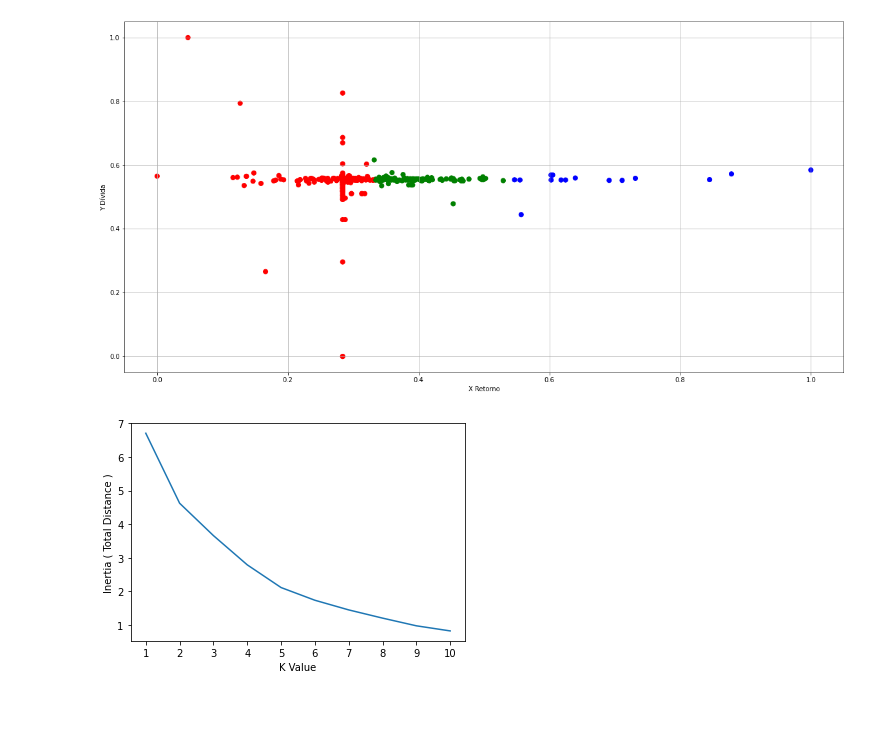
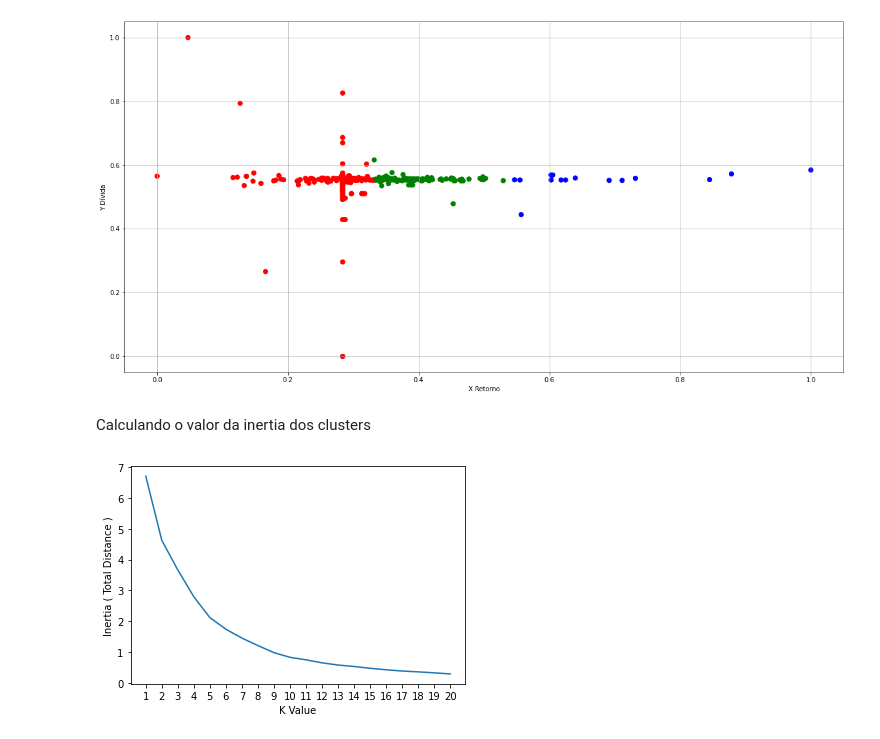
Before and after one commit to andssuu/PBEA7347, a Jupyter notebook: notebooks/b3_kmeans.ipynb, the cells around one changed output. Cells and saved outputs as stored; diff of their text form; code cells hidden in the pictures; blank space fills up the shorter version.

```diff
--- a/notebooks/b3_kmeans.ipynb
+++ b/notebooks/b3_kmeans.ipynb
@@ -58,30 +77,25 @@ plt.grid()
 plt.show()
 # %% [output]
 [figure]
+# %% [markdown]
+Calculando o valor da inertia dos clusters
 # %%
-#LOAD IRIS DATASET
-# iris=datasets.load_iris()
-x=normalized_data
-# target=iris.target
-#Create a function that calculates Inertia for n times
-#We will sweep through 1 to n to find the optimal cluster number
 def cluster_variance(n):
     variances=[]
     kmeans=[]
     outputs=[]
-    K=[i for i in range(1,n+1)]
-    for i in range(1,n+1):
+    K=[i for i in range(1, n+1)]
+    for i in range(1, n+1):
         variance=0
-        model=KMeans(n_clusters=i,random_state=0,verbose=0).fit(x)
+        model=KMeans(n_clusters=i, random_state=0, verbose=0).fit(normalized_data)
         kmeans.append(model)
         variances.append(model.inertia_)
-
     return variances,K,n
-variances,K,n=cluster_variance(10)
+variances, K, n = cluster_variance(20)
 plt.plot(K,variances)
 plt.ylabel("Inertia ( Total Distance )")
 plt.xlabel("K Value")
 plt.xticks([i for i in range(1,n+1)])
 plt.show()
 # %% [output]
-[figure, old version]
+[figure, new version]
```
Also changed, not shown: parts of 8 cells of this notebook.
